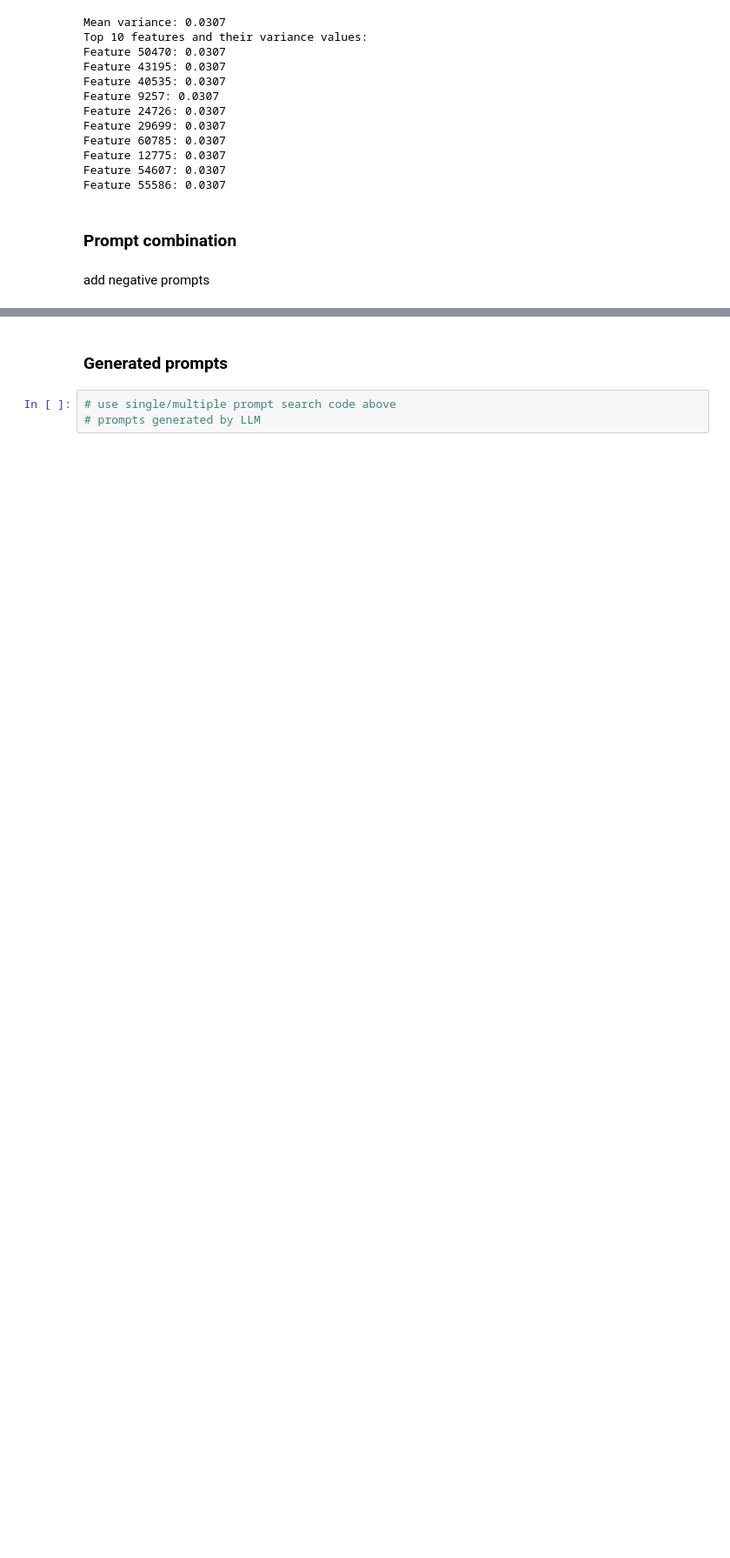
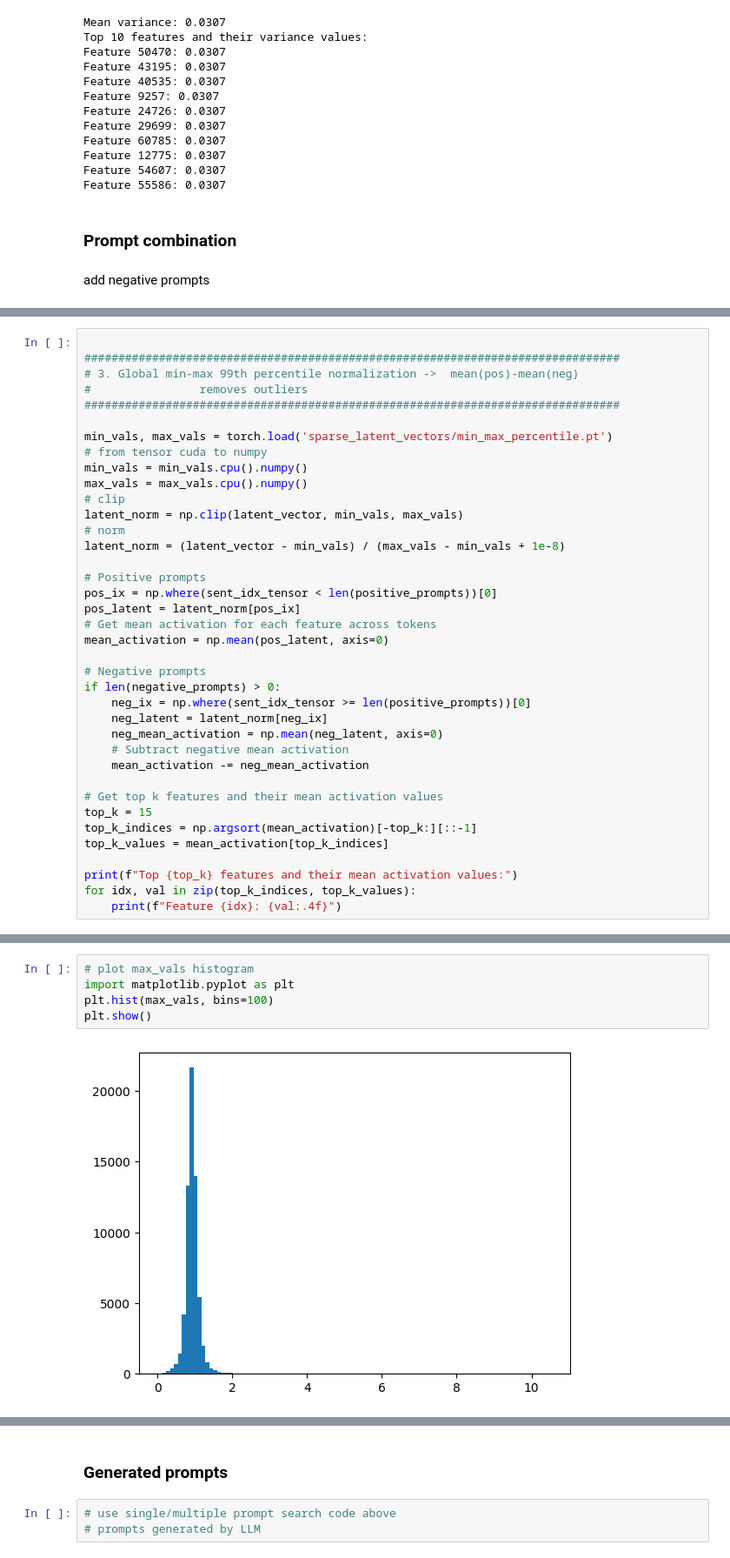
Before and after one commit to reedmayhew18/sae, a Jupyter notebook: scale_monosemant_analysis.ipynb, the cells around one changed output, grey strips where cells are left out. Shown at 87% size. Drawn from its saved outputs; the diff is of its cells as text; blank space fills up the shorter version.

```diff
--- a/scale_monosemant_analysis.ipynb
+++ b/scale_monosemant_analysis.ipynb
@@ -1876,0 +2423,38 @@ add negative prompts
+# %%
+
+###############################################################################
+# 3. Global min-max 99th percentile normalization ->  mean(pos)-mean(neg)
+#                removes outliers
+###############################################################################
+
+min_vals, max_vals = torch.load('sparse_latent_vectors/min_max_percentile.pt')
+# from tensor cuda to numpy
+min_vals = min_vals.cpu().numpy()
+max_vals = max_vals.cpu().numpy()
+# clip
+latent_norm = np.clip(latent_vector, min_vals, max_vals)
+# norm
+latent_norm = (latent_vector - min_vals) / (max_vals - min_vals + 1e-8)
+
+# Positive prompts
+pos_ix = np.where(sent_idx_tensor < len(positive_prompts))[0]
+pos_latent = latent_norm[pos_ix]
+# Get mean activation for each feature across tokens
+mean_activation = np.mean(pos_latent, axis=0)
+
+# Negative prompts
+if len(negative_prompts) > 0:
+    neg_ix = np.where(sent_idx_tensor >= len(positive_prompts))[0]
+    neg_latent = latent_norm[neg_ix]
+    neg_mean_activation = np.mean(neg_latent, axis=0)
+    # Subtract negative mean activation
+    mean_activation -= neg_mean_activation
+
+# Get top k features and their mean activation values
+top_k = 15
+top_k_indices = np.argsort(mean_activation)[-top_k:][::-1]
+top_k_values = mean_activation[top_k_indices]
+
+print(f"Top {top_k} features and their mean activation values:")
+for idx, val in zip(top_k_indices, top_k_values):
+    print(f"Feature {idx}: {val:.4f}")
@@ -1876,0 +2517,7 @@ add negative prompts
+# %%
+# plot max_vals histogram
+import matplotlib.pyplot as plt
+plt.hist(max_vals, bins=100)
+plt.show()
+# %% [output]
+[figure, added]
```
Also changed, not shown: parts of 31 cells of this notebook, 1 other file.
